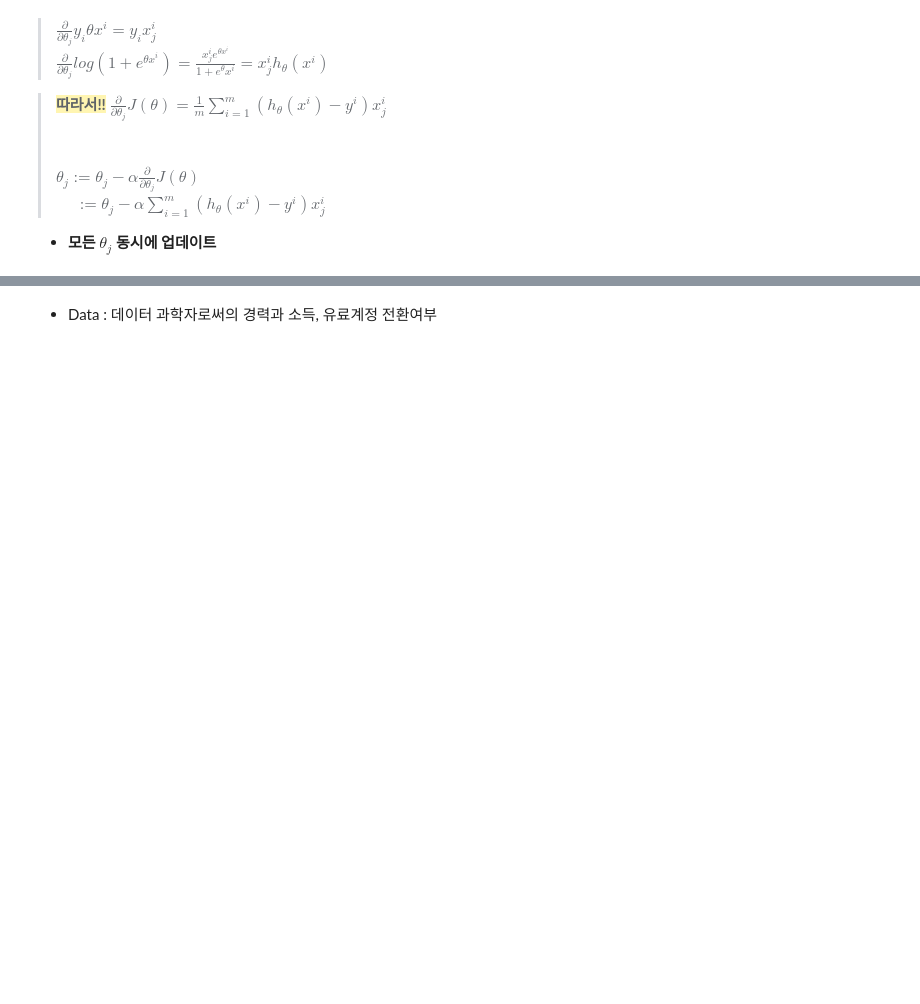
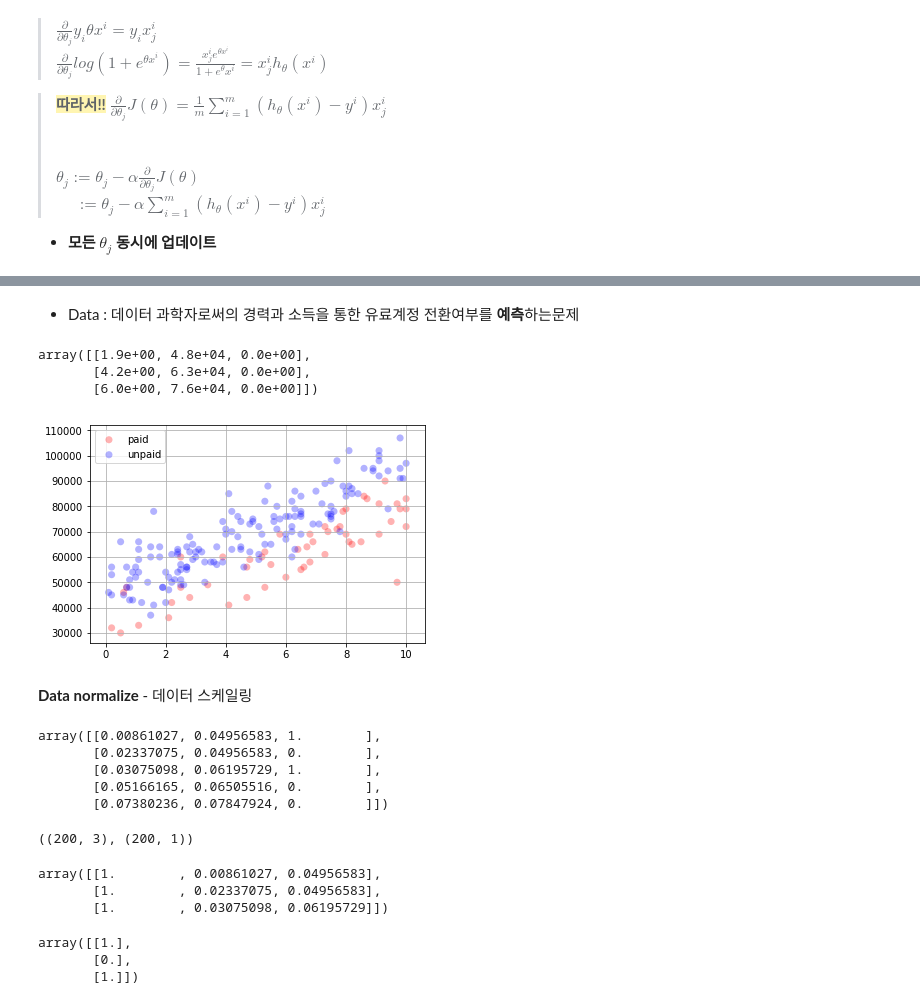
Before and after one commit to xrgsnim/TIL, a Jupyter notebook: ML/7_logistic_regression/7_logistic_regression.ipynb, the cells around one changed output, grey strips where cells are left out. Saved outputs shown, nothing was run; the diff lists cells and outputs as text; code cells hidden in the pictures; blank space fills up the shorter version.

```diff
--- a/ML/7_logistic_regression/7_logistic_regression.ipynb
+++ b/ML/7_logistic_regression/7_logistic_regression.ipynb
@@ -99,6 +99,6 @@
 - Logistic Regression을 Numpy로 구현하기
 # %% [markdown]
-- Data : 데이터 과학자로써의 경력과 소득, 유료계정 전환여부
+- Data : 데이터 과학자로써의 경력과 소득을 통한 유료계정 전환여부를 **예측**하는문제
 # %%
 import numpy as np
 import matplotlib.pyplot as plt
@@ -106,0 +112,59 @@ data = [ (0.7, 48000, 1)]
+# %%
+unpaid_data[:3]
+# %% [output]
+array([[1.9e+00, 4.8e+04, 0.0e+00],
+       [4.2e+00, 6.3e+04, 0.0e+00],
+       [6.0e+00, 7.6e+04, 0.0e+00]])
+# %%
+fig, ax = plt.subplots()
+
+x, y = paid_data[:, 0], paid_data[:, 1]
+scale = 50.0
+ax.scatter(x, y, c="red", s=scale, label="paid", alpha=0.3, edgecolors='none')
+
+x,y = unpaid_data[:, 0], unpaid_data[:, 1]
+scale = 50.0
+ax.scatter(x, y, c="blue", s=scale, label="unpaid", alpha=0.3, edgecolors='none')
+
+ax.legend()
+ax.grid(True)
+
+plt.show()
+# %% [output]
+[figure, added]
+# %% [markdown]
+**Data normalize** - 데이터 스케일링
+# %%
+from sklearn.preprocessing import normalize
+
+data[:, :2] = normalize(data[:, :2], axis=0)
+data[:5]
+# %% [output]
+array([[0.00861027, 0.04956583, 1.        ],
+       [0.02337075, 0.04956583, 0.        ],
+       [0.03075098, 0.06195729, 1.        ],
+       [0.05166165, 0.06505516, 0.        ],
+       [0.07380236, 0.07847924, 0.        ]])
+# %%
+# data의 각 원소의 1번째까지 잘라서 x_data로 선언, y도 같은원리
+x_data = data[:, :2]
+x_data = np.insert(x_data, 0, 1, axis=1)
+
+y_data = data[:, -1]
+y_data = y_data.reshape(y_data.shape[0], 1)
+
+x_data.shape, y_data.shape
+# %% [output]
+((200, 3), (200, 1))
+# %%
+x_data[:3]
+# %% [output]
+array([[1.        , 0.00861027, 0.04956583],
+       [1.        , 0.02337075, 0.04956583],
+       [1.        , 0.03075098, 0.06195729]])
+# %%
+y_data[:3]
+# %% [output]
+array([[1.],
+       [0.],
+       [1.]])
```
Also changed, not shown: parts of 29 cells of this notebook.
